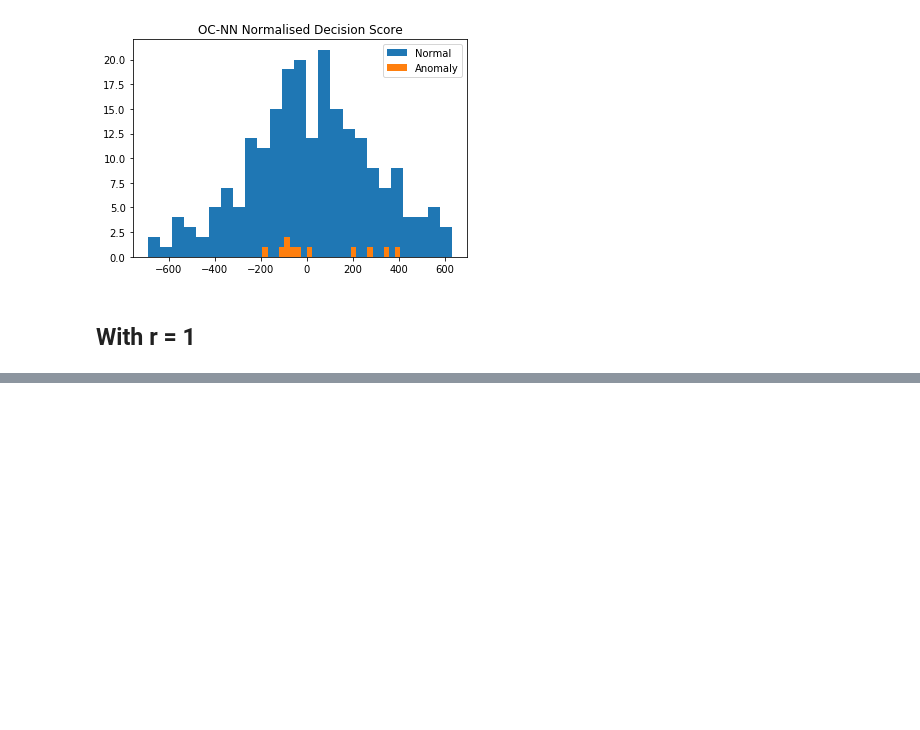
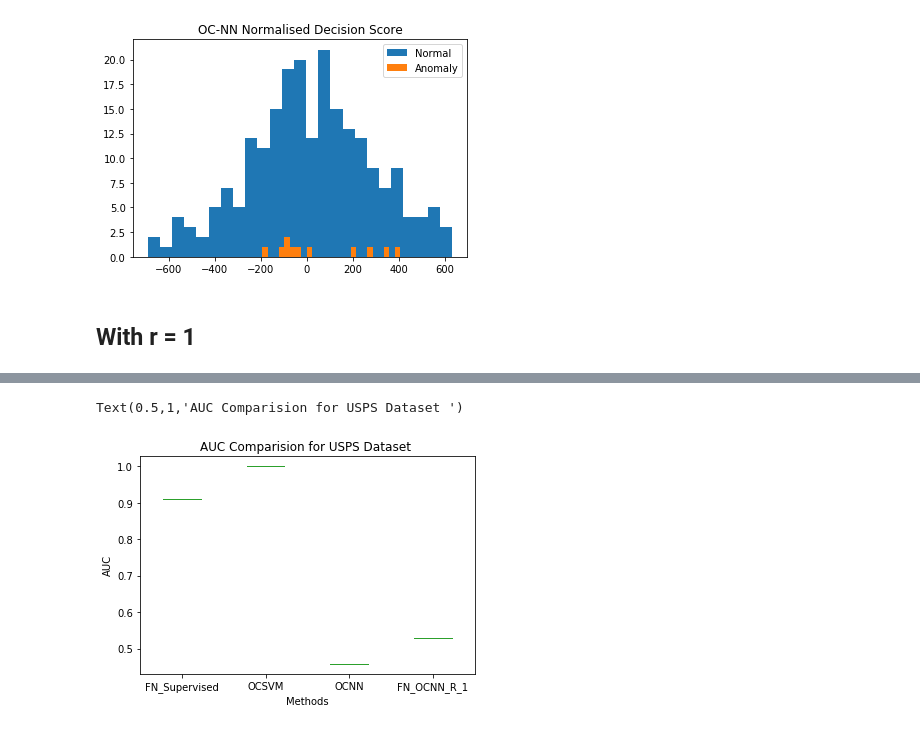
Before and after one commit to raghavchalapathy/one_class_neural_networks, a Jupyter notebook: notebooks/USPS_Experiments.ipynb, the cells around one changed output, grey strips where cells are left out. Drawn from its saved outputs; the diff is of its cells as text; code cells hidden in the pictures; blank space fills up the shorter version.

```diff
--- a/notebooks/experiment1.ipynb
+++ b/notebooks/USPS_Experiments.ipynb
@@ -85,6 +100,7 @@ nu= 0.04
 kernel = 'rbf'
 clf = ocsvm.fit(X_Pos,nu,kernel)
 res = ocsvm.score(clf,Xtest_Pos,Xtest_Neg)
+auc_OCSVM = res
 print("="*35)
 print("AUC:",res)
 print("="*35)
@@ -107,6 +123,7 @@ activation = 'sigmoid'
 epochs = 100
 ocnn.fit(X_Pos,nu,activation,epochs)
 res = ocnn.score(Xtest_Pos,Xtest_Neg)
+auc_OCNN = res
 print("="*35)
 print("AUC:",res)
 print("="*35)
@@ -263,0 +281,20 @@ AUC: 0.46280991735537197
+# %%
+import pandas as pd
+import matplotlib.pyplot as plt
+
+auc = np.zeros((1,4))
+auc[0][0] = auc_FN_Supervised
+auc[0][1] = auc_OCSVM
+auc[0][2] = auc_OCNN
+auc[0][3] = auc_FN_OCNN_R_1
+
+
+
+df = pd.DataFrame(auc,columns=['FN_Supervised','OCSVM','OCNN','FN_OCNN_R_1'])
+boxplot = df.boxplot(column=['FN_Supervised', 'OCSVM', 'OCNN','FN_OCNN_R_1'],grid=False)
+plt.ylabel('AUC')
+plt.xlabel('Methods')
+plt.title('AUC Comparision for USPS Dataset ')
+# %% [output]
+Text(0.5,1,'AUC Comparision for USPS Dataset ')
+[figure, added]
```
Also changed, not shown: parts of 7 cells of this notebook, 6 other files.
